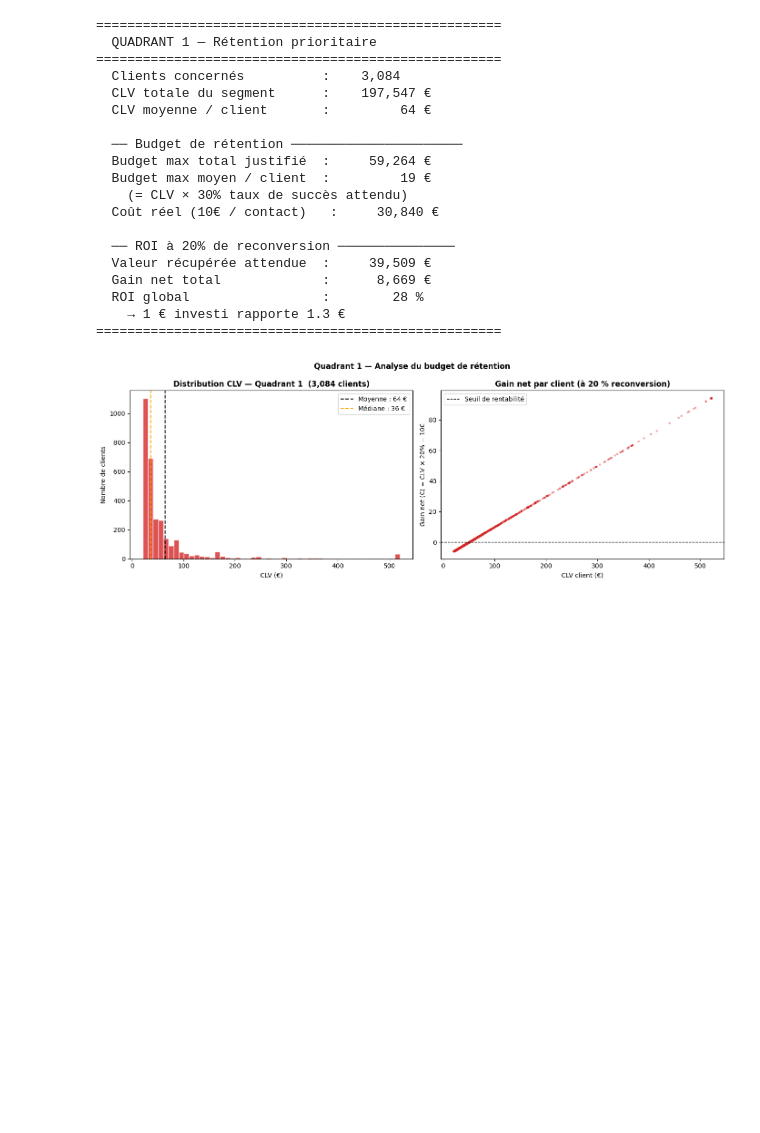
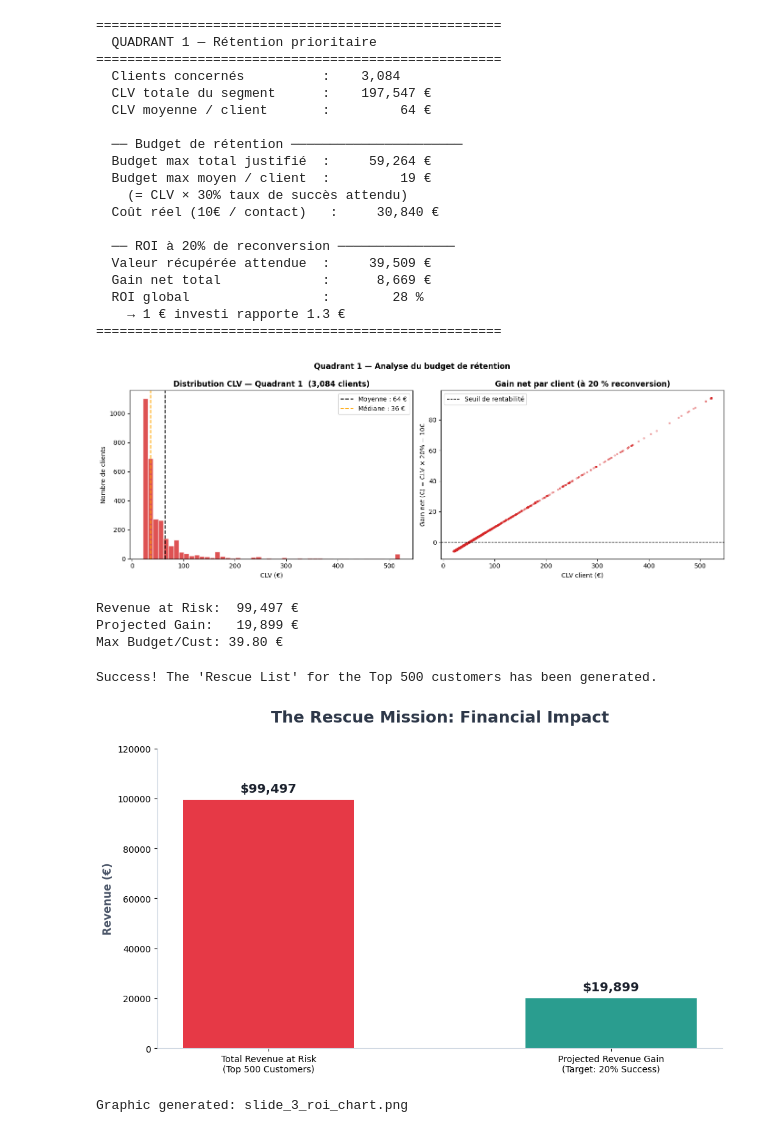
Before and after one commit to fds-imane/Data_Marketing, a Jupyter notebook: data_marketing_part_4.ipynb, the cells around one changed output. Cells and saved outputs as stored; diff of their text form; code cells hidden in the pictures; blank space fills up the shorter version.

```diff
--- a/data_marketing_part_4.ipynb
+++ b/data_marketing_part_4.ipynb
@@ -1046,3 +1046,76 @@ plt.tight_layout()
 plt.show()
 # %% [output]
 [figure]
+# %%
+# Filter Q1 and get the Top 500 by CLV
+top_500_cmo = df_scores[df_scores['quadrant'] == 'Q1 — Haute CLV / Haut risque']\
+                .sort_values(by='clv', ascending=False).head(500)
+
+ca_menace = top_500_cmo['clv'].sum()
+gain_potentiel = ca_menace * 0.20  # 20% success rate
+
+print(f"Revenue at Risk:  {ca_menace:,.0f} €")
+print(f"Projected Gain:   {gain_potentiel:,.0f} €")
+print(f"Max Budget/Cust: {gain_potentiel/500:,.2f} €")
+# %% [output]
+Revenue at Risk:  99,497 €
+Projected Gain:   19,899 €
+Max Budget/Cust: 39.80 €
+# %%
+# Create the final 'Hit List' CSV
+top_500_hit_list = df_scores[df_scores['quadrant'] == 'Q1 — Haute CLV / Haut risque']\
+                    .sort_values(by='clv', ascending=False).head(500)
+
+# Saving to CSV for the Marketing Team (or your teacher!)
+top_500_hit_list.to_csv('top_500_rescue_list.csv')
+
+print("Success! The 'Rescue List' for the Top 500 customers has been generated.")
+# %% [output]
+Success! The 'Rescue List' for the Top 500 customers has been generated.
+# %%
+import matplotlib.pyplot as plt
+
+# Data from our analysis
+revenue_at_risk = 99497
+projected_gain = 19899
+
+# 1. Create the plot
+fig, ax = plt.subplots(figsize=(10, 6))
+
+# 2. Define labels and colors
+labels = ['Total Revenue at Risk\n(Top 500 Customers)', 'Projected Revenue Gain\n(Target: 20% Success)']
+values = [revenue_at_risk, projected_gain]
+colors = ['#E63946', '#2A9D8F']  # Professional Red and Teal/Green
+
+# 3. Create bars
+bars = ax.bar(labels, values, color=colors, width=0.5)
+
+# 4. Add data labels on top of the bars for clarity
+for bar in bars:
+    height = bar.get_height()
+    ax.text(bar.get_x() + bar.get_width()/2., height + 2000,
+            f'${height:,.0f}', ha='center', va='bottom',
+            fontsize=14, fontweight='bold', color='#1A202C')
+
+# 5. Styling the chart to look professional
+ax.set_ylabel('Revenue (€)', fontsize=12, fontweight='bold', color='#4A5568')
+ax.set_title('The Rescue Mission: Financial Impact', fontsize=18, fontweight='bold', pad=30, color='#2D3748')
+
+# Remove the borders (spines) for a cleaner "Slide" look
+ax.spines['top'].set_visible(False)
+ax.spines['right'].set_visible(False)
+ax.spines['left'].set_color('#CBD5E0')
+ax.spines['bottom'].set_color('#CBD5E0')
+
+# Set y-axis limit to give room for the labels
+ax.set_ylim(0, 120000)
+
+# 6. Final layout adjustments and saving
+plt.tight_layout()
+plt.savefig('slide_3_roi_chart.png', dpi=300)
+plt.show()
+
+print("Graphic generated: slide_3_roi_chart.png")
+# %% [output]
+[figure, added]
+Graphic generated: slide_3_roi_chart.png
```
Also changed, not shown: parts of 2 cells of this notebook.
